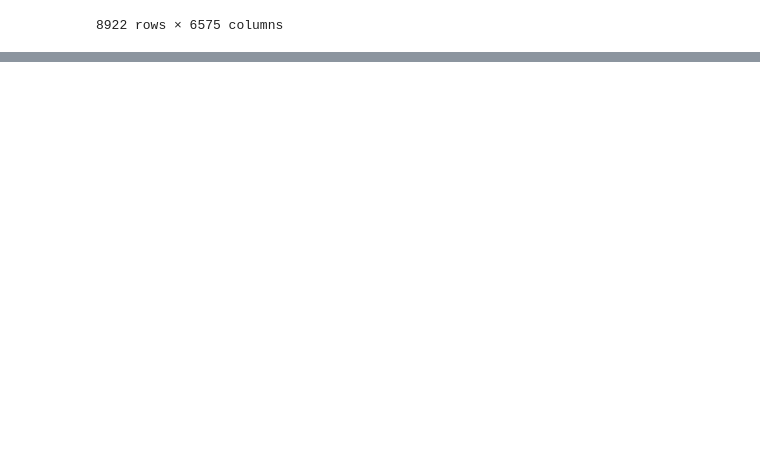
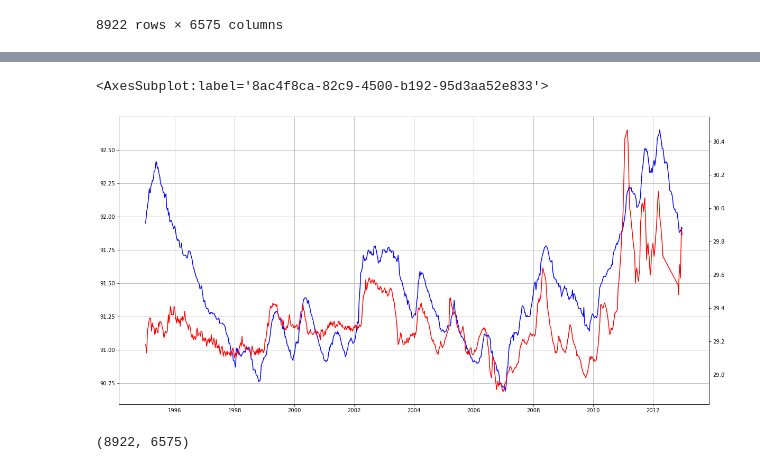
Before and after one commit to basem-AI/BGR_outlier_detection, a Jupyter notebook: filter_t_s.ipynb, the cells around one changed output, grey strips where cells are left out. Saved outputs shown, nothing was run; the diff lists cells and outputs as text; code cells hidden in the pictures; blank space fills up the shorter version.

```diff
--- a/filter_t_s.ipynb
+++ b/filter_t_s.ipynb
@@ -238,0 +265,5 @@ high_freq_t_s.to_csv("dataset/time_series/")
+# %%
+high_freq_t_s = pd.read_csv("dataset/time_series/high_freq_t_s.csv")
+high_freq_t_s = high_freq_t_s.set_index("proj_id")
+high_freq_t_s.columns = convert_col_to_date(high_freq_t_s.columns)
+high_freq_t_s.head()
@@ -238,0 +279,12 @@ high_freq_t_s.to_csv("dataset/time_series/")
+# %%
+plt.figure(figsize=(20,10))
+
+high_freq_t_s.iloc[100].dropna().plot(color='blue',grid=True)
+high_freq_t_s.iloc[5].dropna().plot(color='red',grid=True, secondary_y=True)
+# %% [output]
+<AxesSubplot:label='8ac4f8ca-82c9-4500-b192-95d3aa52e833'>
+[figure, added]
+# %%
+high_freq_t_s.shape
+# %% [output]
+(8922, 6575)
```
Also changed, not shown: parts of 12 cells of this notebook.
